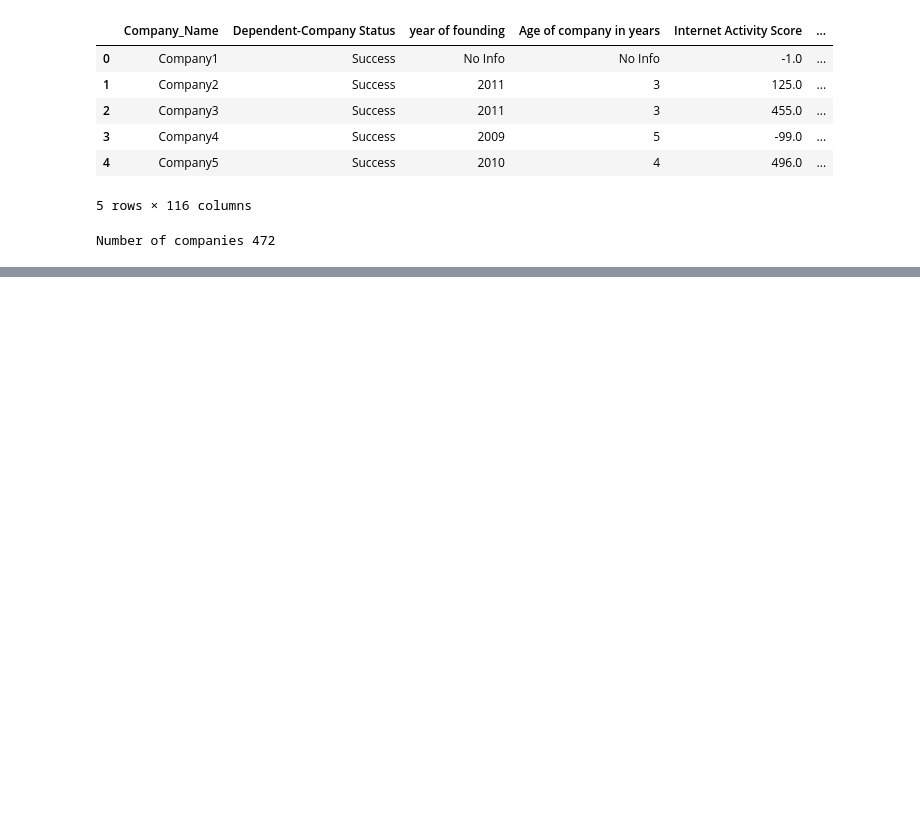
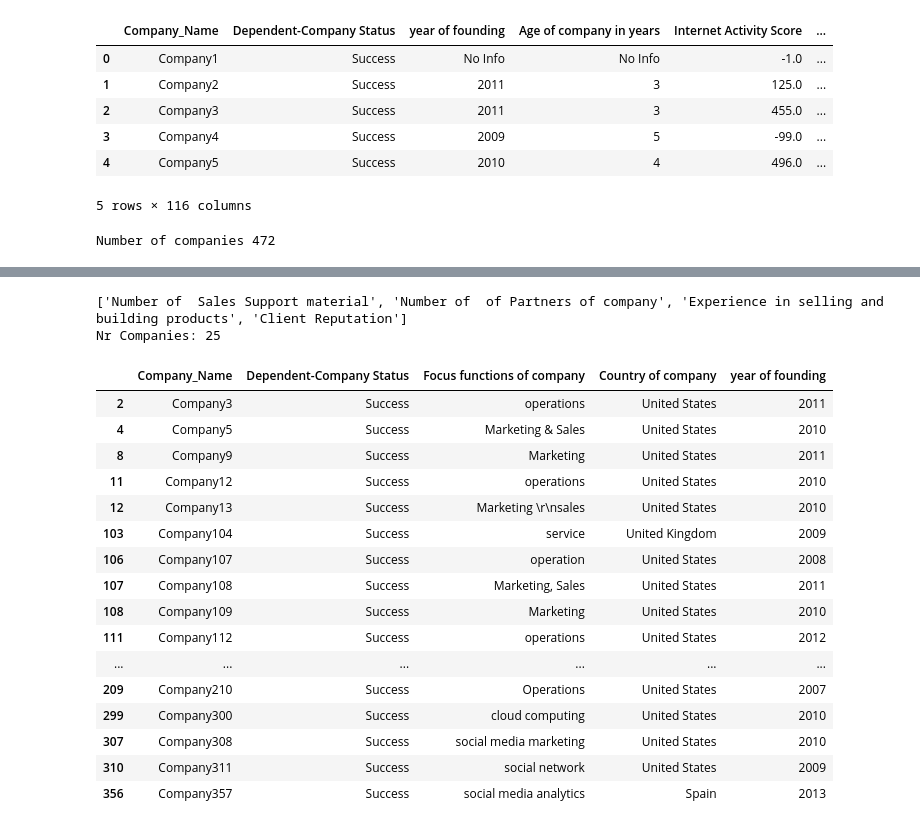
Before and after one commit to popolvar/Exponea-Challenge, a Jupyter notebook: Konecny-Exponea.ipynb, the cells around one changed output, grey strips where cells are left out. Saved outputs shown, nothing was run; the diff lists cells and outputs as text; code cells hidden in the pictures; blank space fills up the shorter version.

```diff
--- a/Konecny-Exponea.ipynb
+++ b/Konecny-Exponea.ipynb
@@ -405,0 +407,24 @@ print other_var
+# %%
+#used to iterate over candidates
+
+# init step - comment out
+# is_good = False
+# i_col = 1
+# promissing_cat = []
+# prom_names = []
+# init end
+
+while(not is_good):
+    is_good = survey_column(cat_var[i_col], force_num = False, cat = True,\
+                            ratio = 9.0, min_p = 0.20, drop_p = 0.1,\
+                            print_out = False, draw_hist = False, print_uvals = False)
+
+    if(not is_good):
+        i_col+=1
+    else:
+        promissing_cat +=[cat_var[i_col]]
+        prom_names += [df_sf[0].columns[cat_var[i_col]]]
+
+#print prom_names
+i_col+=1
+is_good = False
@@ -406 +455,35 @@ print other_var
+# %%
+print prom_names
+
+filt = (startup_df["Number of  of Partners of company"] == "Few")
+filt = filt &(startup_df["Experience in selling and building products"] == "High")
+filt = filt &(startup_df["Client Reputation"] == "Low")
+
+final_res =(startup_df[["Company_Name", "Dependent-Company Status",\
+                       "Focus functions of company",\
+                       "Country of company",\
+                       "year of founding"]][filt])
+
+print "Nr Companies: " +str(final_res.index.size)
+display(final_res)
+# %% [output]
+['Number of  Sales Support material', 'Number of  of Partners of company', 'Experience in selling and building products', 'Client Reputation']
+Nr Companies: 25
+|  | Company_Name | Dependent-Company Status | Focus functions of company | Country of company | year of founding |
+| 2 | Company3 | Success | operations | United States | 2011 |
+| 4 | Company5 | Success | Marketing & Sales | United States | 2010 |
+| 8 | Company9 | Success | Marketing | United States | 2011 |
+| 11 | Company12 | Success | operations | United States | 2010 |
+| 12 | Company13 | Success | Marketing \r\nsales | United States | 2010 |
+| 103 | Company104 | Success | service | United Kingdom | 2009 |
+| 106 | Company107 | Success | operation | United States | 2008 |
+| 107 | Company108 | Success | Marketing, Sales | United States | 2011 |
+| 108 | Company109 | Success | Marketing | United States | 2010 |
+| 111 | Company112 | Success | operations | United States | 2012 |
+| ... | ... | ... | ... | ... | ... |
+| 209 | Company210 | Success | Operations | United States | 2007 |
+| 299 | Company300 | Success | cloud computing | United States | 2010 |
+| 307 | Company308 | Success | social media marketing | United States | 2010 |
+| 310 | Company311 | Success | social network | United States | 2009 |
+| 356 | Company357 | Success | social media analytics | Spain | 2013 |
 # %%
```
Also changed, not shown: parts of 14 cells of this notebook.
